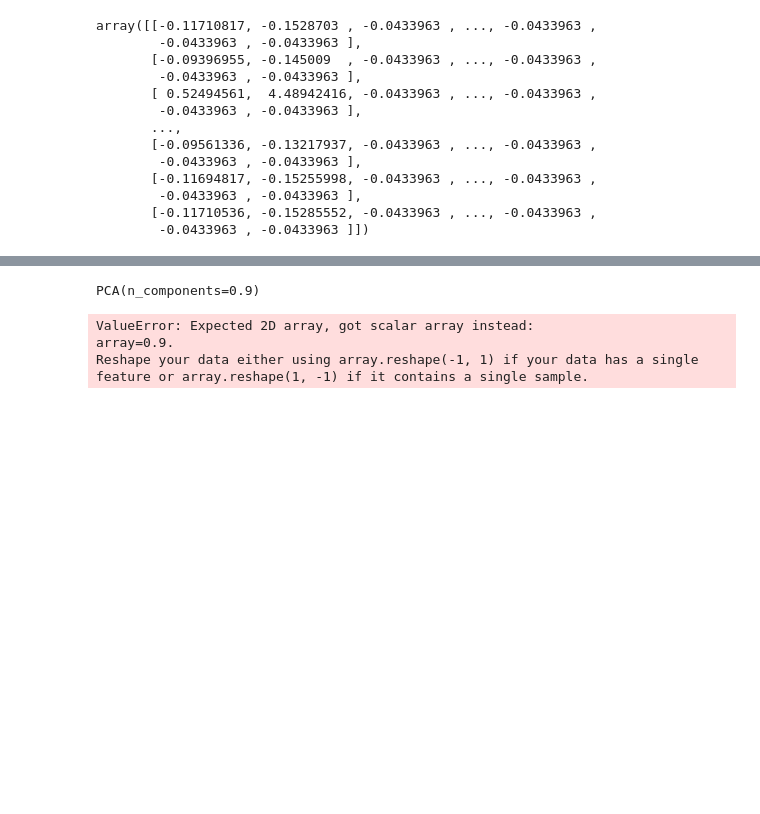
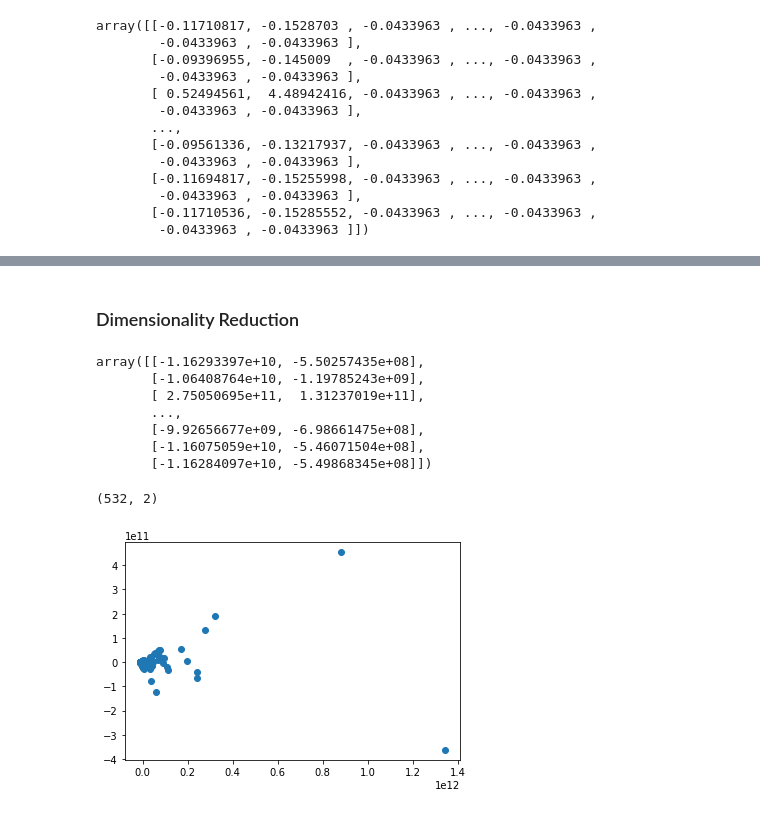
Before and after one commit to jlira5418/CryptoClusters, a Jupyter notebook: CryptoClusters.ipynb, the cells around one changed output, grey strips where cells are left out. Saved outputs shown, nothing was run; the diff lists cells and outputs as text; code cells hidden in the pictures; blank space fills up the shorter version.

```diff
--- a/CryptoClusters.ipynb
+++ b/CryptoClusters.ipynb
@@ -105,13 +81,32 @@ dummydf_pca.head()
+# %% [markdown]
+### Dimensionality Reduction
 # %%
 pca = PCA(n_components=.90)
-pca
+pca_scaled = pca.fit_transform(dummydf_scaled)
+
+# Verify Reduced size
+pca_df = pd.DataFrame(data = pca_scaled)
-# %% [output]
-PCA(n_components=0.9)
 # %%
 # Run t-SNE
-tsne = TSNE(learning_rate=100)
-tsne_features = pca.fit_transform(.90)
+TSNE(learning_rate= 100)
+tsne_features = pca.fit_transform(dummydf)
+tsne_features
 # %% [output]
-ValueError: Expected 2D array, got scalar array instead:
-array=0.9.
-Reshape your data either using array.reshape(-1, 1) if your data has a single feature or array.reshape(1, -1) if it contains a single sample.
+array([[-1.16293397e+10, -5.50257435e+08],
+       [-1.06408764e+10, -1.19785243e+09],
+       [ 2.75050695e+11,  1.31237019e+11],
+       ...,
+       [-9.92656677e+09, -6.98661475e+08],
+       [-1.16075059e+10, -5.46071504e+08],
+       [-1.16284097e+10, -5.49868345e+08]])
+# %%
+tsne_features.shape
+# %% [output]
+(532, 2)
+# %%
+x = tsne_features[:,0]
+y = tsne_features[:,1]
+plt.scatter(x, y)
+plt.show()
+# %% [output]
+[figure, added]
```
Also changed, not shown: parts of 6 cells of this notebook.
